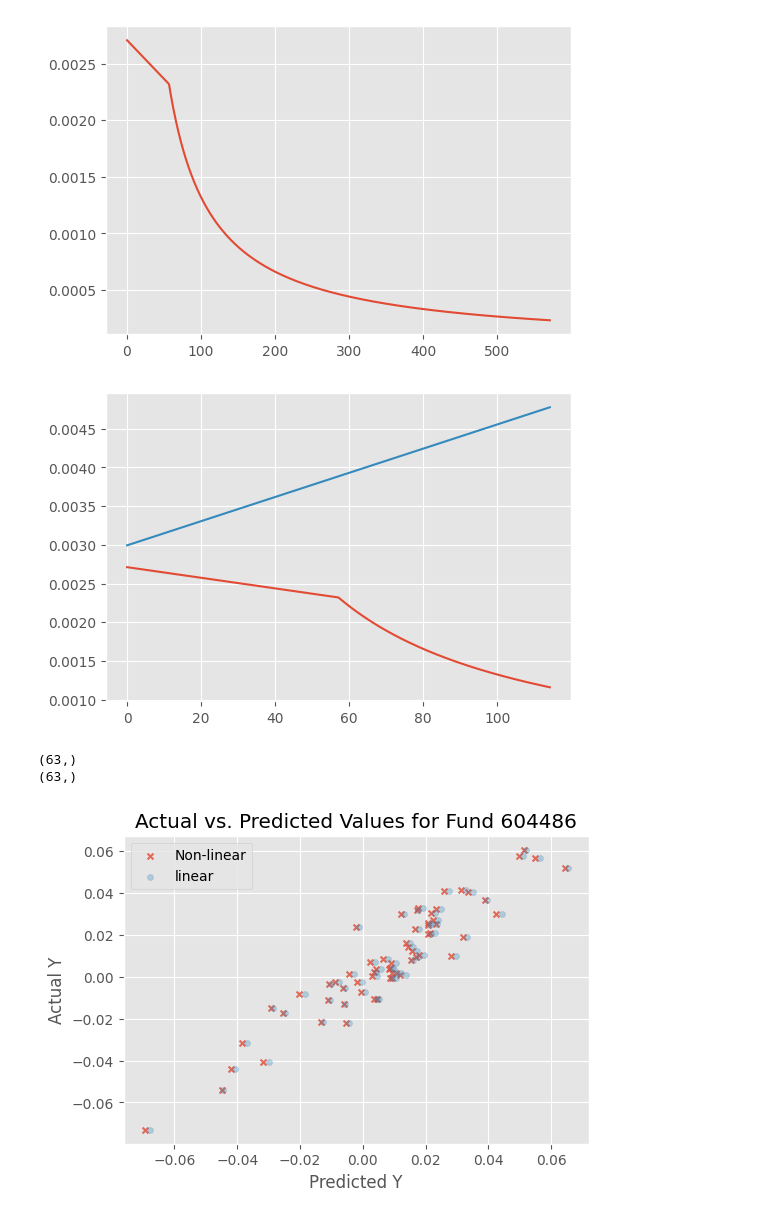
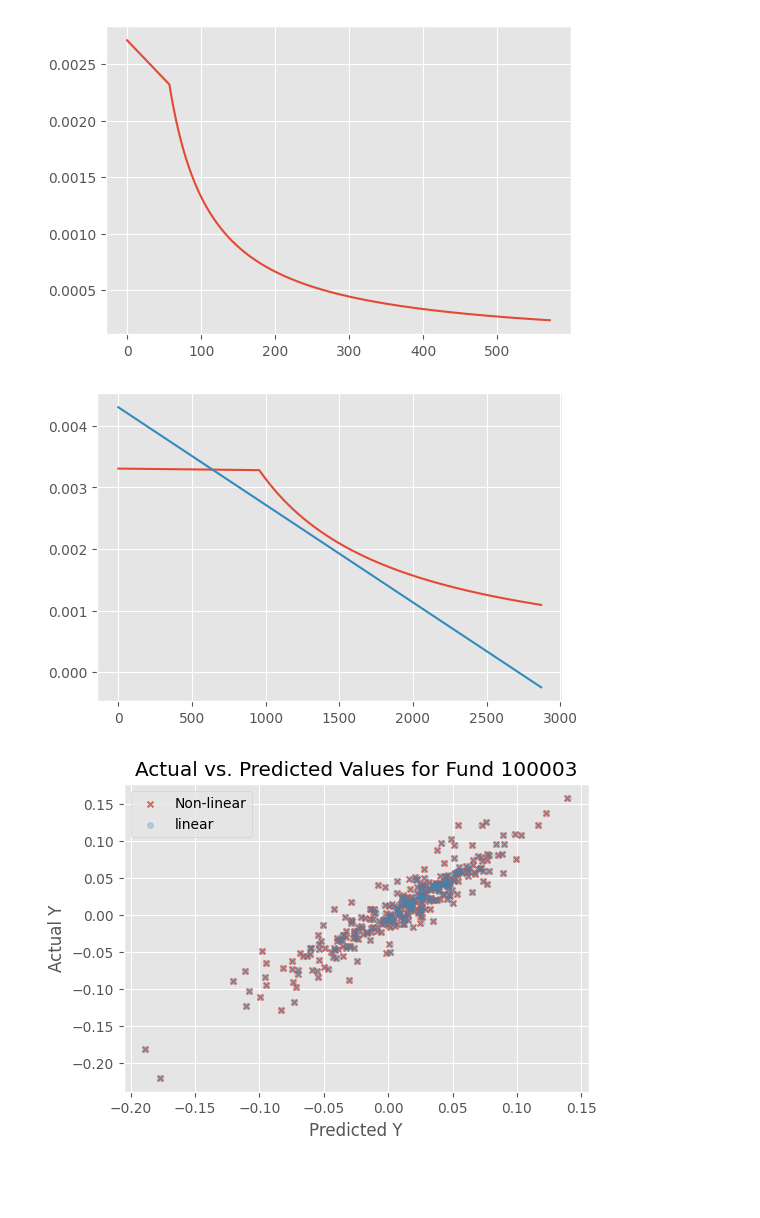
Before and after one commit to DavidSandovalRodriguez/Fund-Kink-Smoothing, a Jupyter notebook: WorkingNotebook.ipynb, the cells around one changed output. Drawn from its saved outputs; the diff is of its cells as text; code cells hidden in the pictures; blank space fills up the shorter version.

```diff
--- a/WorkingNotebook.ipynb
+++ b/WorkingNotebook.ipynb
@@ -93,7 +93,7 @@ def estimate_one_fund_lin(fund_df):
     res = sm.OLS(y, X).fit()
 
     a_hat = res.params[0]
-    b_hat = -res.params[1]
+    b_hat = res.params[1]
     betas = res.params[2:]
 
     K_theory = a_hat / (2 * b_hat)
@@ -369,9 +369,9 @@ def plot_func_fund_li_nolin(fundID):
 
     plt.show()
 # %%
-plot_func_fund_li_nolin(604486)
+plot_func_fund_li_nolin(100003)
 # %% [output]
-[figure, old version]
+[figure, new version]
 # %%
 def plot_fit_fund_li_nolin(fundID):
 
@@ -417,8 +414,6 @@ def plot_fit_fund_li_nolin(fundID):
 
     plt.show()
 # %%
-plot_fit_fund_li_nolin(604486)
+plot_fit_fund_li_nolin(100003)
 # %% [output]
-(63,)
-(63,)
-[figure, old version]
+[figure, new version]
```
Also changed, not shown: parts of 5 cells of this notebook.
